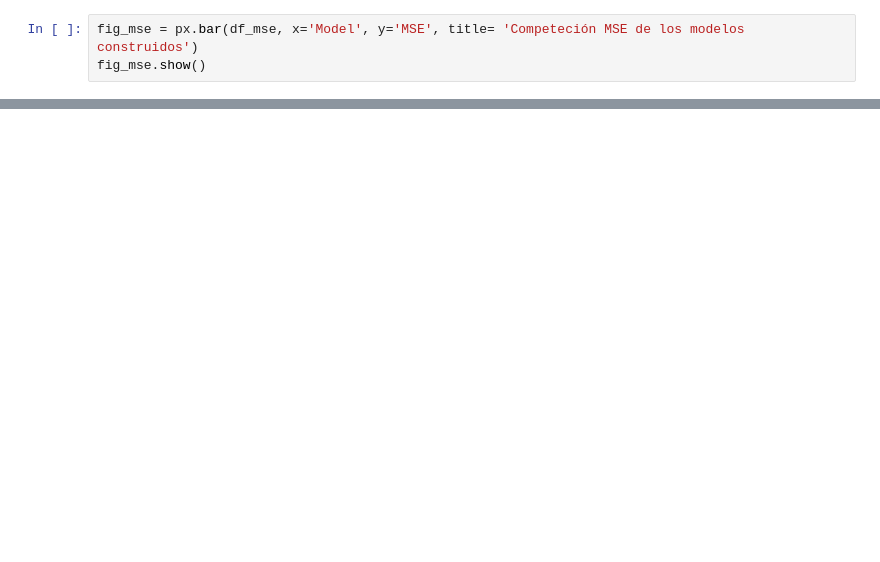
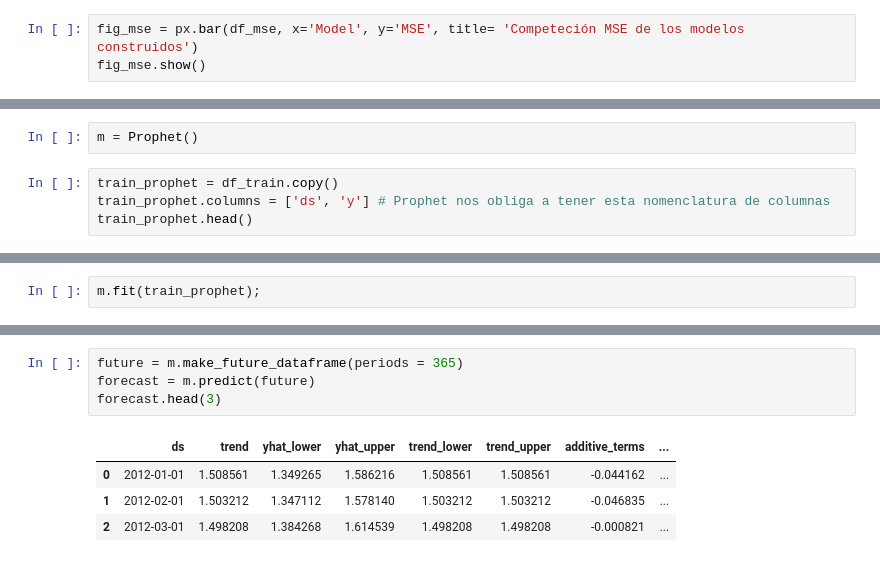
Before and after one commit to AMM93/Precios-Gasolina, a Jupyter notebook: modelos.ipynb, the cells around one changed output, grey strips where cells are left out. Cells and saved outputs as stored; diff of their text form; blank space fills up the shorter version.

Commit message:
Añadimos prophet y aumentamos la competicion de MSEs

```diff
--- a/modelos.ipynb
+++ b/modelos.ipynb
@@ -490,0 +819,6 @@ fig_mse.show()
+# %%
+m = Prophet()
+# %%
+train_prophet = df_train.copy()
+train_prophet.columns = ['ds', 'y'] # Prophet nos obliga a tener esta nomenclatura de columnas
+train_prophet.head()
@@ -490,0 +832,2 @@ fig_mse.show()
+# %%
+m.fit(train_prophet);
@@ -490,0 +837,9 @@ fig_mse.show()
+# %%
+future = m.make_future_dataframe(periods = 365)
+forecast = m.predict(future)
+forecast.head(3)
+# %% [output]
+|  | ds | trend | yhat_lower | yhat_upper | trend_lower | trend_upper | additive_terms | ... |
+| 0 | 2012-01-01 | 1.508561 | 1.349265 | 1.586216 | 1.508561 | 1.508561 | -0.044162 | ... |
+| 1 | 2012-02-01 | 1.503212 | 1.347112 | 1.578140 | 1.503212 | 1.503212 | -0.046835 | ... |
+| 2 | 2012-03-01 | 1.498208 | 1.384268 | 1.614539 | 1.498208 | 1.498208 | -0.000821 | ... |
```
Also changed, not shown: parts of 45 cells of this notebook.
